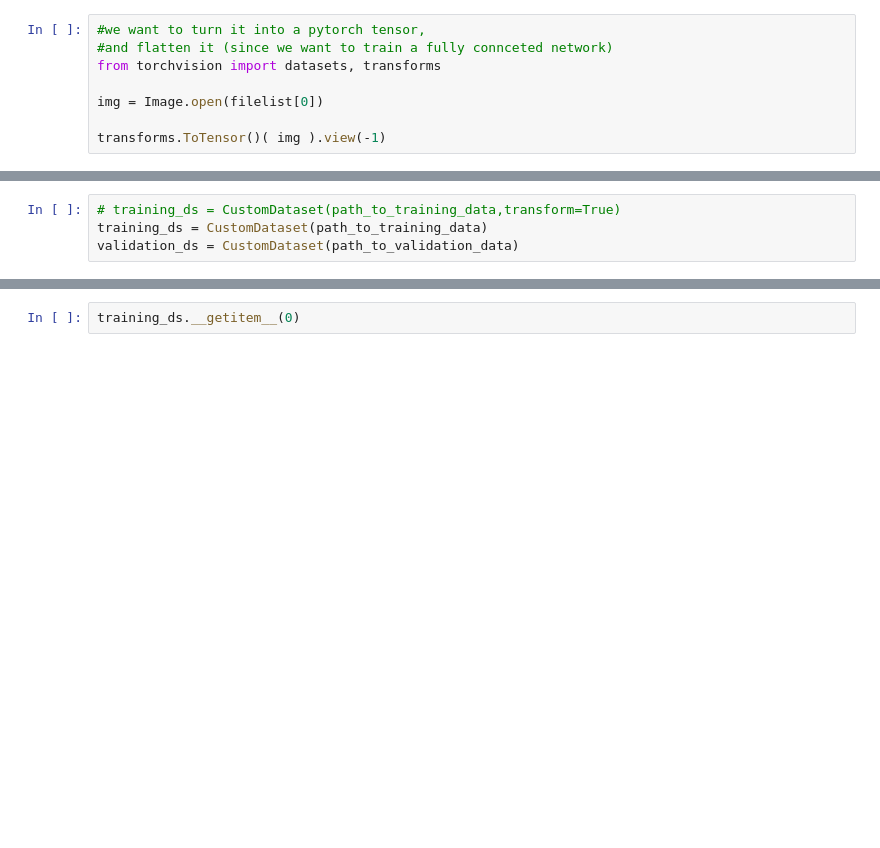
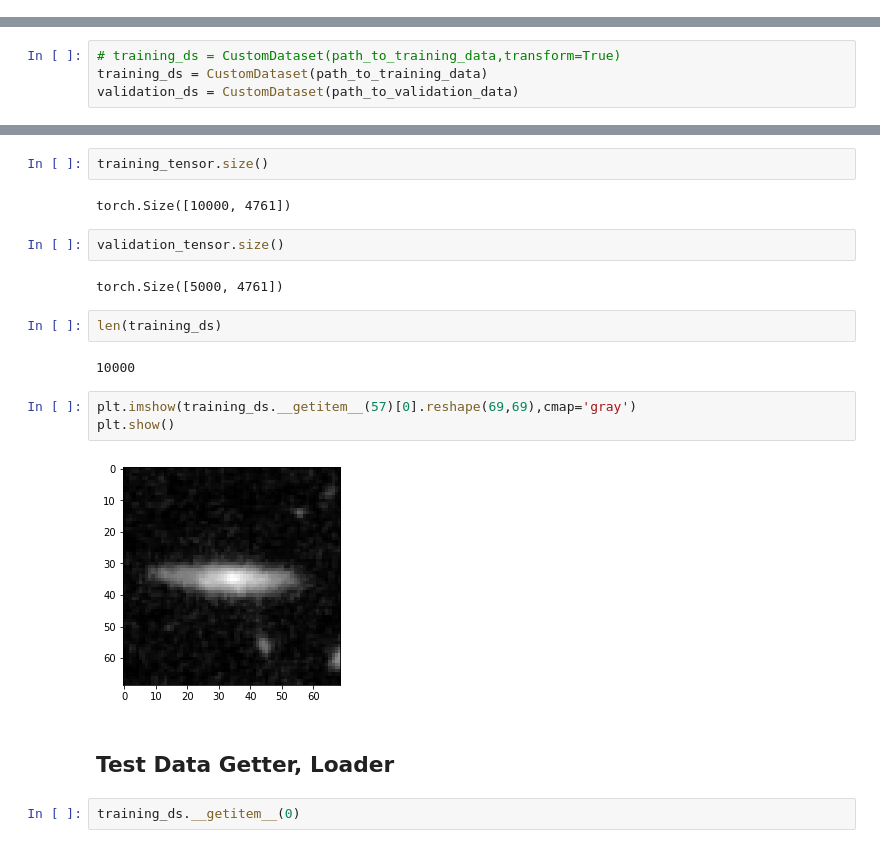
Before and after one commit to ren-e1011/DL0101, a Jupyter notebook: Tutorial2/Homework_1.ipynb, the cells around one changed output, grey strips where cells are left out. Drawn from its saved outputs; the diff is of its cells as text; blank space fills up the shorter version.

```diff
--- a/Tutorial2/Homework_1.ipynb
+++ b/Tutorial2/Homework_1.ipynb
@@ -56,8 +24,0 @@ PIL.PngImagePlugin.PngImageFile
-# %%
-#we want to turn it into a pytorch tensor,
-#and flatten it (since we want to train a fully connceted network)
-from torchvision import datasets, transforms
-
-img = Image.open(filelist[0])
-
-transforms.ToTensor()( img ).view(-1)
@@ -166,3 +112,22 @@ validation_ds = CustomDataset(path_to_validation_data)
+# %%
+training_tensor.size()
+# %% [output]
+torch.Size([10000, 4761])
+# %%
+validation_tensor.size()
+# %% [output]
+torch.Size([5000, 4761])
+# %%
+len(training_ds)
+# %% [output]
+10000
+# %%
+plt.imshow(training_ds.__getitem__(57)[0].reshape(69,69),cmap='gray')
+plt.show()
+# %% [output]
+[figure, added]
+# %% [markdown]
+## Test Data Getter, Loader
 # %%
 training_ds.__getitem__(0)
 # %% [output]
```
Also changed, not shown: parts of 57 cells of this notebook.
